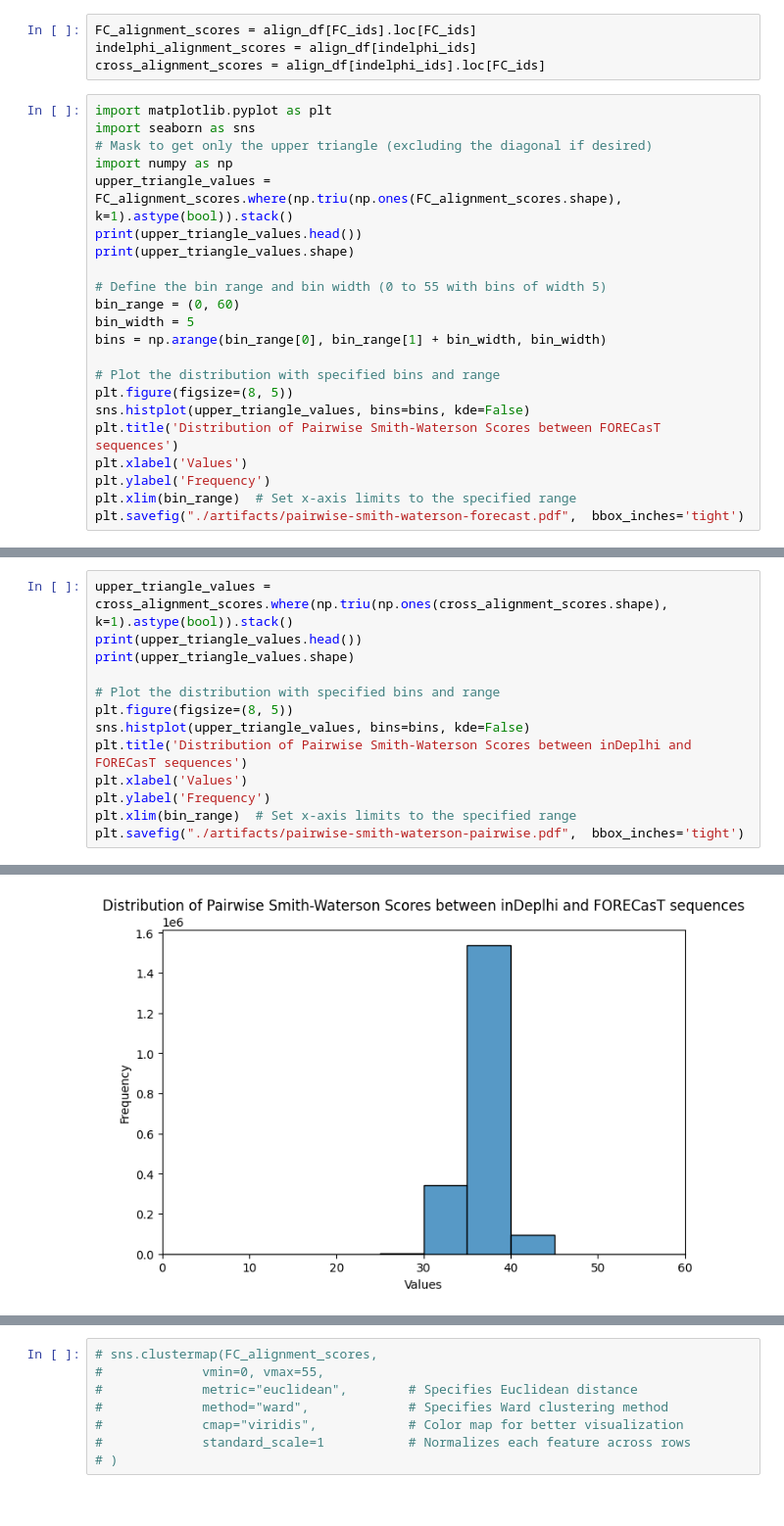
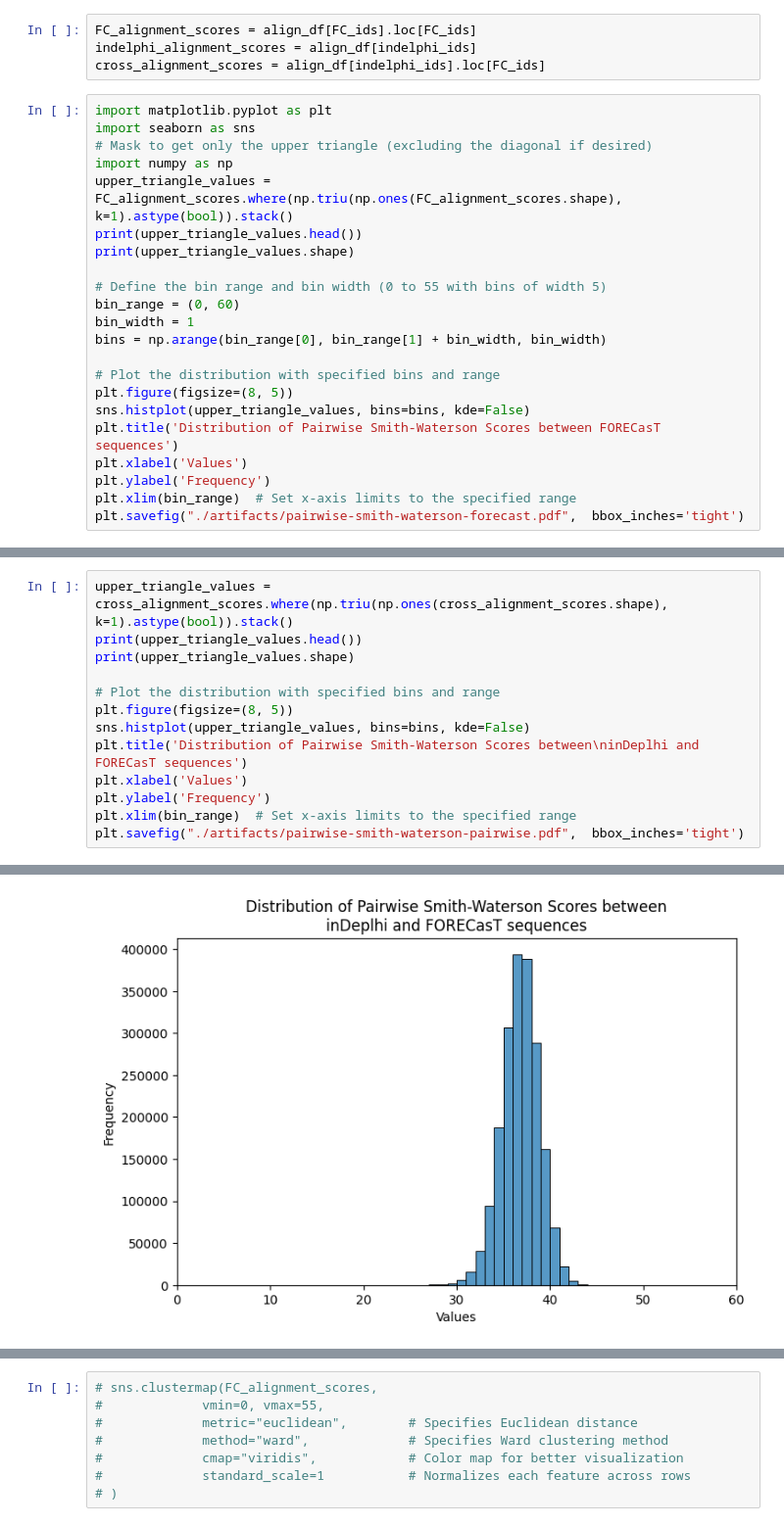
Before and after one commit to zouter/XCRISP, a Jupyter notebook: notebooks/figures/1b.calculating_homology.ipynb, the cells around one changed output, grey strips where cells are left out. Shown at 98% size. Cells and saved outputs as stored; diff of their text form.

Commit message:
adding images

```diff
--- a/notebooks/figures/1b.calculating_homology.ipynb
+++ b/notebooks/figures/1b.calculating_homology.ipynb
@@ -88,7 +88,7 @@ print(upper_triangle_values.shape)
 
 # Define the bin range and bin width (0 to 55 with bins of width 5)
 bin_range = (0, 60)
-bin_width = 5
+bin_width = 1
 bins = np.arange(bin_range[0], bin_range[1] + bin_width, bin_width)
 
 # Plot the distribution with specified bins and range
@@ -136,23 +136,23 @@ dtype: float64
 # %%
 upper_triangle_values = cross_alignment_scores.where(np.triu(np.ones(cross_alignment_scores.shape), k=1).astype(bool)).stack()
 print(upper_triangle_values.head())
 print(upper_triangle_values.shape)
 
 # Plot the distribution with specified bins and range
 plt.figure(figsize=(8, 5))
 sns.histplot(upper_triangle_values, bins=bins, kde=False)
-plt.title('Distribution of Pairwise Smith-Waterson Scores between inDeplhi and FORECasT sequences')
+plt.title('Distribution of Pairwise Smith-Waterson Scores between\ninDeplhi and FORECasT sequences')
 plt.xlabel('Values')
 plt.ylabel('Frequency')
 plt.xlim(bin_range)  # Set x-axis limits to the specified range
 plt.savefig("./artifacts/pairwise-smith-waterson-pairwise.pdf",  bbox_inches='tight')
 # %% [output]
 Target2
 Oligo_33090  0_3_1_1_TCACGACCATTCCTGATTAG    38.0
              2_2_4_2_ACGGTCCCTGTTCCAGCGTT    38.0
              1_2_3_3_TGCATTCTGAGTCAGGACCC    36.0
              0_3_2_3_TGATCCCCCACAATGTTGGG    36.0
              2_2_0_4_TTACCACTAAACATTGCAGC    37.0
 dtype: float64
 (1983036,)
-[figure, old version]
+[figure, new version]
```
Also changed, not shown: parts of 7 cells of this notebook, 6 other files.
